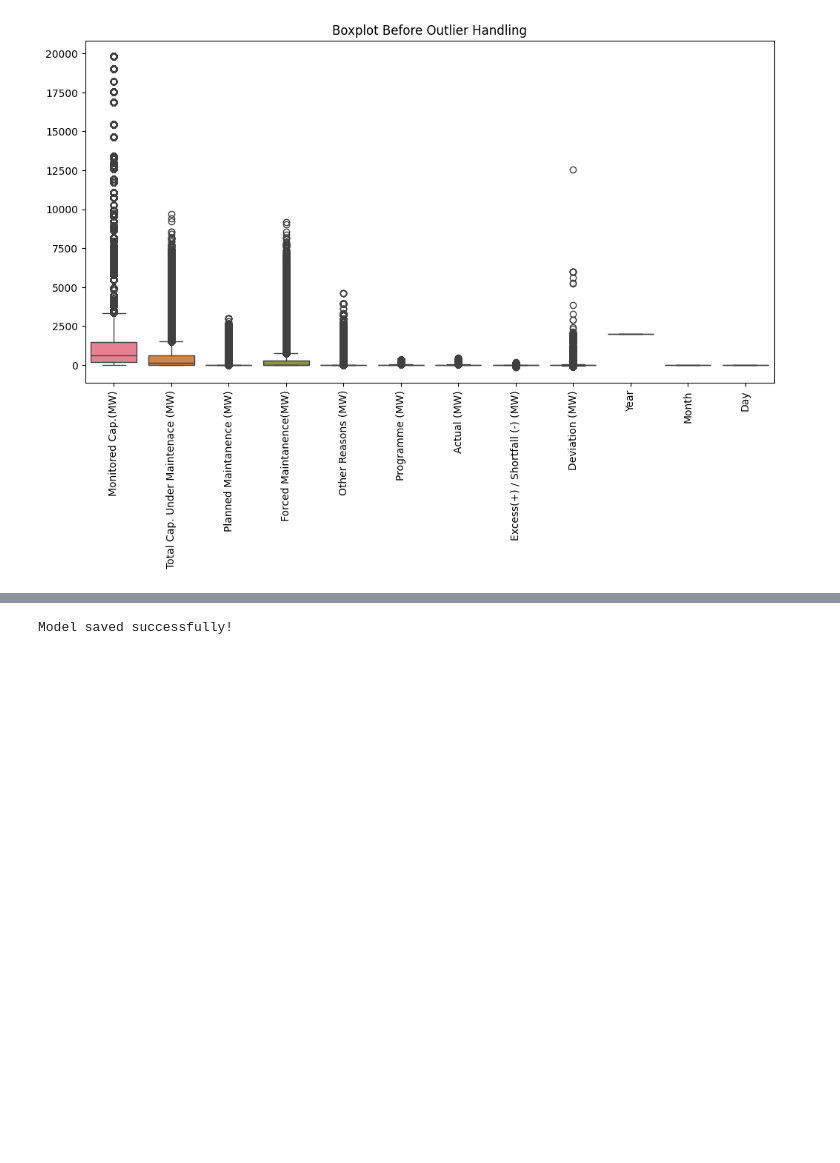
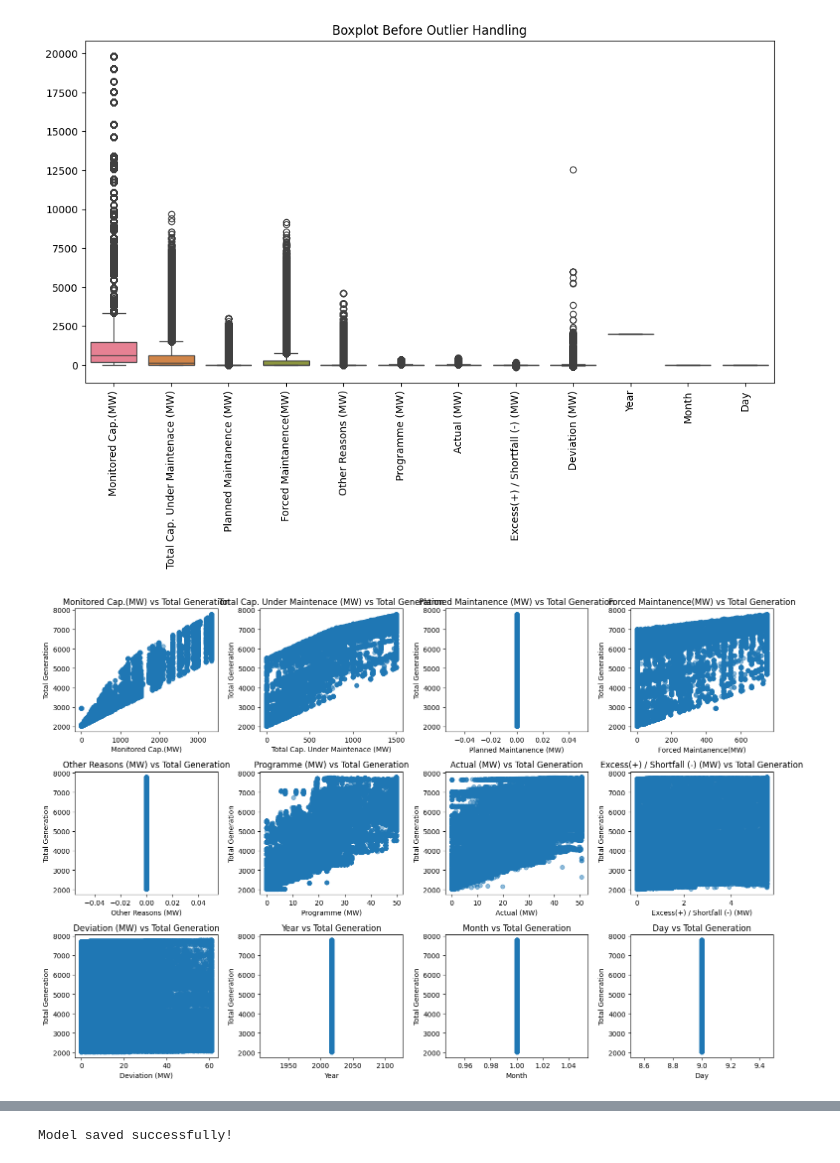
Before and after one commit to RajorshiAdhikaryProjects/Power-Generation-mlr, a Jupyter notebook: Power_Generation_mlr.ipynb, the cells around one changed output, grey strips where cells are left out. Cells and saved outputs as stored; diff of their text form; code cells hidden in the pictures; blank space fills up the shorter version.

```diff
--- a/Power_Generation_mlr.ipynb
+++ b/Power_Generation_mlr.ipynb
@@ -105,6 +107,19 @@ df[numeric_cols] = df[numeric_cols].applymap(lambda x: max(0, x))  # Ensure no n
 df['Total Generation'] = df.iloc[:, 1:].sum(axis=1)
 X = df.drop(columns=['Total Generation'])
 y_total = df['Total Generation']
+# %%
+# Scatter Plots for Feature Analysis
+plt.figure(figsize=(15, 10))
+for i, col in enumerate(X.select_dtypes(include=['number']).columns, 1):
+    plt.subplot(3, 4, i)
+    plt.scatter(X[col], y_total, alpha=0.5)
+    plt.xlabel(col)
+    plt.ylabel('Total Generation')
+    plt.title(f'{col} vs Total Generation')
+plt.tight_layout()
+plt.show()
+# %% [output]
+[figure, added]
 # %%
 # Encode Categorical Variables
 X = pd.get_dummies(X, drop_first=True)  # Convert categorical columns to numeric
```
Also changed, not shown: parts of 2 cells of this notebook.
